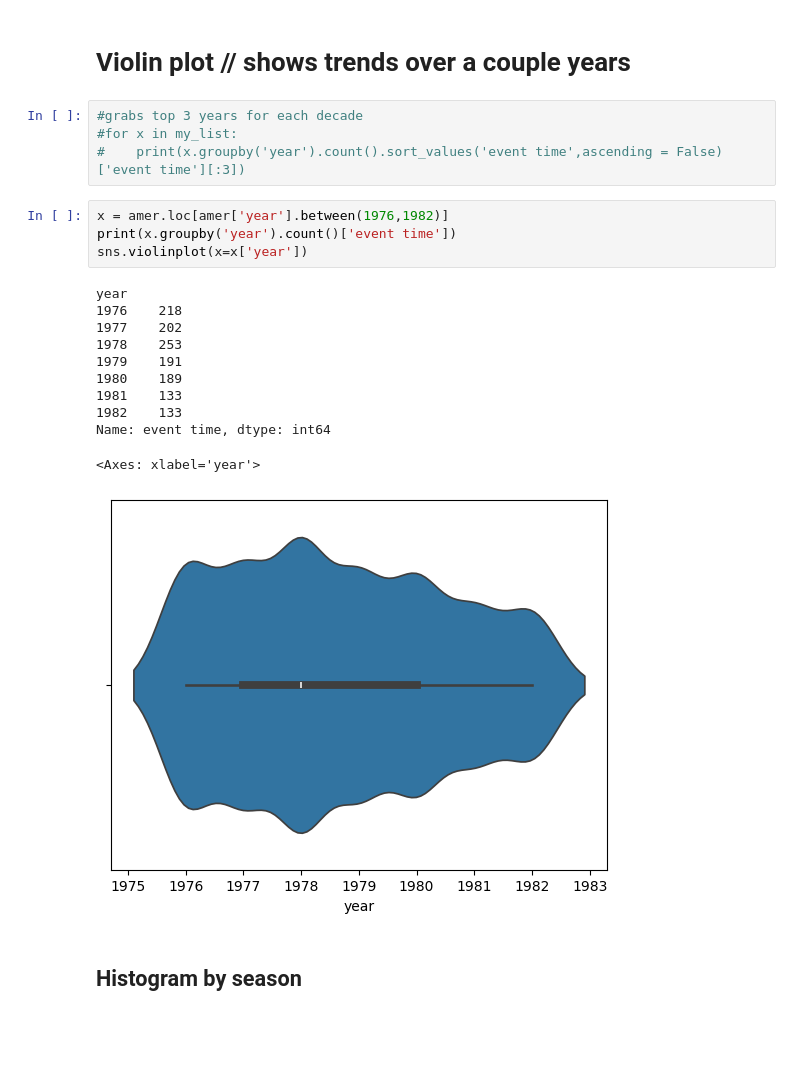
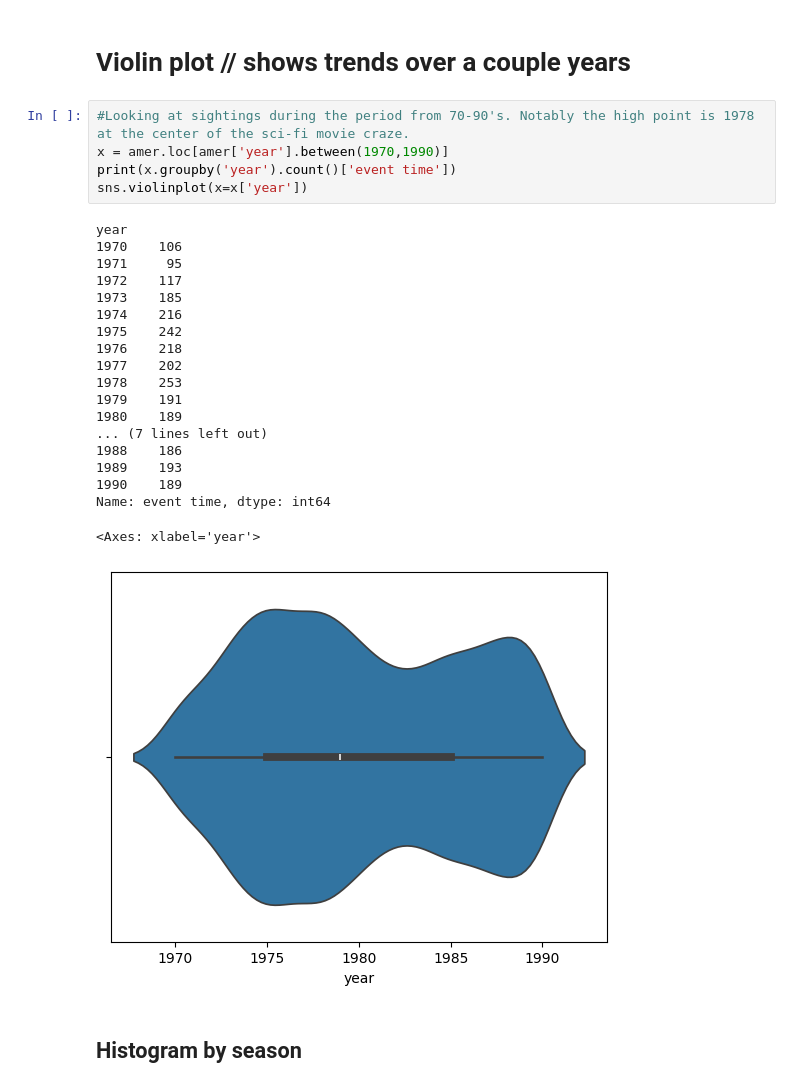
Before and after one commit to ConnorMaguire001/UFOsightings-Cultural-Analysis, a Jupyter notebook: ufo_data_visualizations.ipynb, the cells around one changed output. Cells and saved outputs as stored; diff of their text form; blank space fills up the shorter version.

Commit message:
Update ufo_data_visualizations.ipynb
cleaning up some code and adding comments for clarification

```diff
--- a/ufo_data_visualizations.ipynb
+++ b/ufo_data_visualizations.ipynb
@@ -170,26 +170,31 @@ m
 [interactive output not drawn]
 # %% [markdown]
 # Violin plot // shows trends over a couple years
-# %%
-#grabs top 3 years for each decade
-#for x in my_list:
-#    print(x.groupby('year').count().sort_values('event time',ascending = False)['event time'][:3])
 # %%
-x = amer.loc[amer['year'].between(1976,1982)]
+#Looking at sightings during the period from 70-90's. Notably the high point is 1978 at the center of the sci-fi movie craze.
+x = amer.loc[amer['year'].between(1970,1990)]
 print(x.groupby('year').count()['event time'])
 sns.violinplot(x=x['year'])
 # %% [output]
 year
+1970    106
+1971     95
+1972    117
+1973    185
+1974    216
+1975    242
 1976    218
 1977    202
 1978    253
 1979    191
 1980    189
-1981    133
-1982    133
+... (7 lines left out)
+1988    186
+1989    193
+1990    189
 Name: event time, dtype: int64
 <Axes: xlabel='year'>
-[figure, old version]
+[figure, new version]
 # %% [markdown]
 ## Histogram by season
 # %%
```
Also changed, not shown: parts of 2 cells of this notebook.
